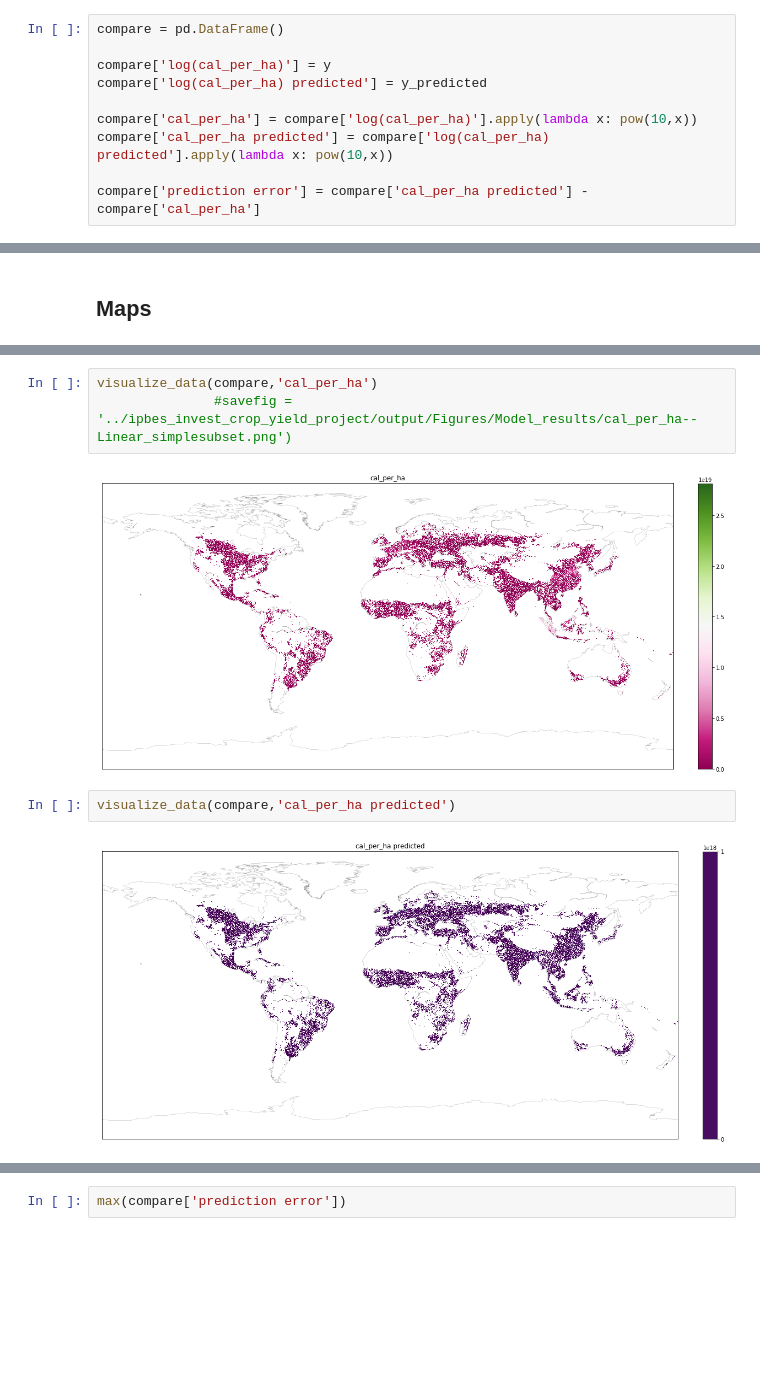
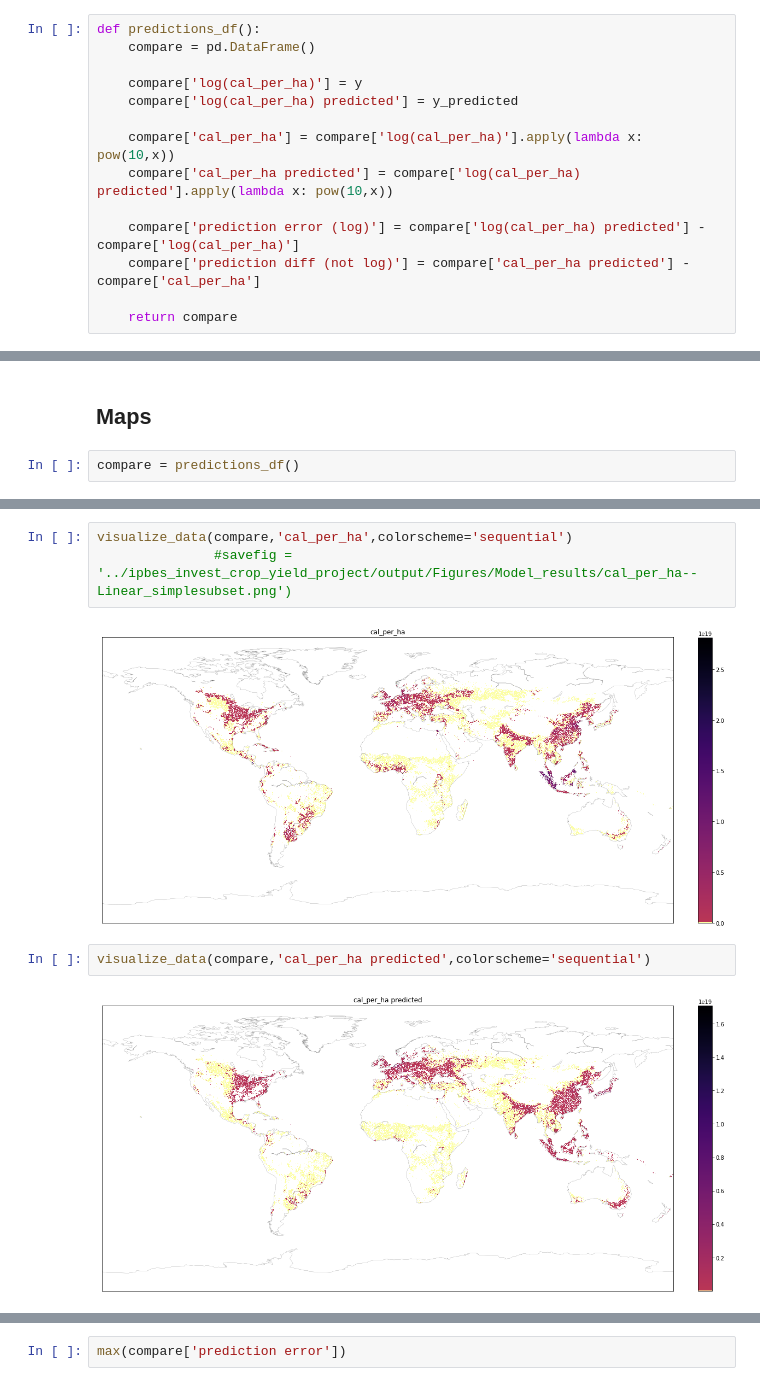
Before and after one commit to jandrewjohnson/ipbes_invest_crop_yield, a Jupyter notebook: v10 - Run model with new data.ipynb, the cells around one changed output, grey strips where cells are left out. Cells and saved outputs as stored; diff of their text form; blank space fills up the shorter version.

```diff
--- a/v10 - Run model with new data.ipynb
+++ b/v10 - Run model with new data.ipynb
@@ -153,15 +183,19 @@ y_predicted = regression.predict(X)
 # %%
 ## Do I really match y and y_predicted correctly here????
 # %%
-compare = pd.DataFrame()
+def predictions_df():
+    compare = pd.DataFrame()
 
-compare['log(cal_per_ha)'] = y
-compare['log(cal_per_ha) predicted'] = y_predicted
+    compare['log(cal_per_ha)'] = y
+    compare['log(cal_per_ha) predicted'] = y_predicted
 
-compare['cal_per_ha'] = compare['log(cal_per_ha)'].apply(lambda x: pow(10,x))
-compare['cal_per_ha predicted'] = compare['log(cal_per_ha) predicted'].apply(lambda x: pow(10,x))
+    compare['cal_per_ha'] = compare['log(cal_per_ha)'].apply(lambda x: pow(10,x))
+    compare['cal_per_ha predicted'] = compare['log(cal_per_ha) predicted'].apply(lambda x: pow(10,x))
 
-compare['prediction error'] = compare['cal_per_ha predicted'] - compare['cal_per_ha']
+    compare['prediction error (log)'] = compare['log(cal_per_ha) predicted'] - compare['log(cal_per_ha)']
+    compare['prediction diff (not log)'] = compare['cal_per_ha predicted'] - compare['cal_per_ha']
+
+    return compare
 # %% [markdown]
 ## Scatterplots
 # %%
@@ -191,3 +225,5 @@ ax.plot(ax.get_xlim(), ax.get_xlim(), ls="--", c=".3");
 [figure]
 # %% [markdown]
 ## Maps
+# %%
+compare = predictions_df()
@@ -194,10 +240,10 @@ ax.plot(ax.get_xlim(), ax.get_xlim(), ls="--", c=".3");
 # %%
-visualize_data(compare,'cal_per_ha')
+visualize_data(compare,'cal_per_ha',colorscheme='sequential')
                #savefig = '../ipbes_invest_crop_yield_project/output/Figures/Model_results/cal_per_ha--Linear_simplesubset.png')
 # %% [output]
-[figure, old version]
+[figure, new version]
 # %%
-visualize_data(compare,'cal_per_ha predicted')
+visualize_data(compare,'cal_per_ha predicted',colorscheme='sequential')
 # %% [output]
-[figure, old version]
+[figure, new version]
 # %%
```
Also changed, not shown: parts of 25 cells of this notebook, 3 other files.
